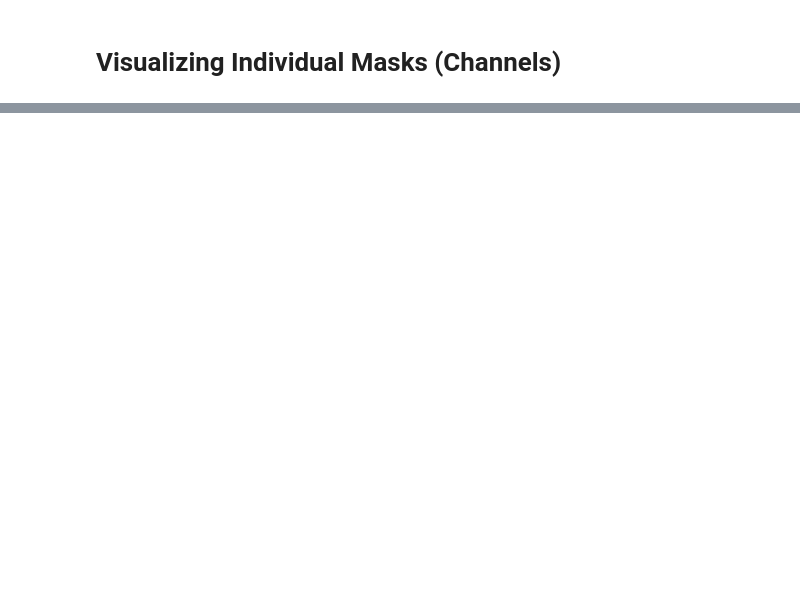
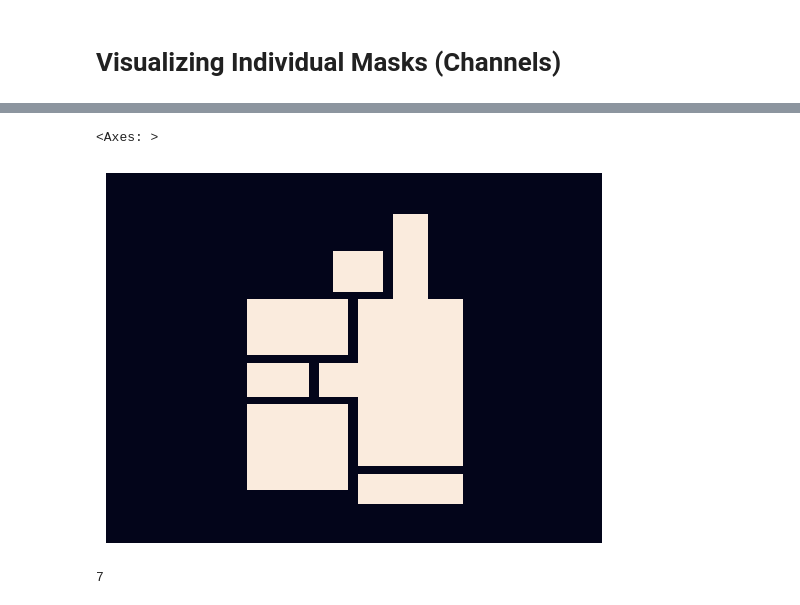
Before and after one commit to shaun-friedman/Generative-Interior-Synthesis, a Jupyter notebook: 3_EDA.ipynb, the cells around one changed output, grey strips where cells are left out. Cells and saved outputs as stored; diff of their text form; code cells hidden in the pictures; blank space fills up the shorter version.

```diff
--- a/3_EDA.ipynb
+++ b/3_EDA.ipynb
@@ -145,0 +164,17 @@ plt.show()
+# %%
+stacked_layers_bin = stacked_layers_norm.copy()
+stacked_layers_bin[stacked_layers_bin.nonzero()] = 1
+negative_space = np.ones(shape=(256,256))
+negative_space[stacked_layers_bin.nonzero()] = 0
+negative_space[inside_mask==0] = 0
+sns.heatmap(negative_space, xticklabels=False, yticklabels=False, cbar=False)
+# %% [output]
+<Axes: >
+[figure, added]
+# %%
+num_labels, labels, stats, centroids = cv.connectedComponentsWithStats(negative_space.astype(np.uint8),
+                                                                       connectivity=4,
+                                                                       ltype=cv.CV_32S)
+num_labels
+# %% [output]
+7
```
Also changed, not shown: parts of 15 cells of this notebook.
